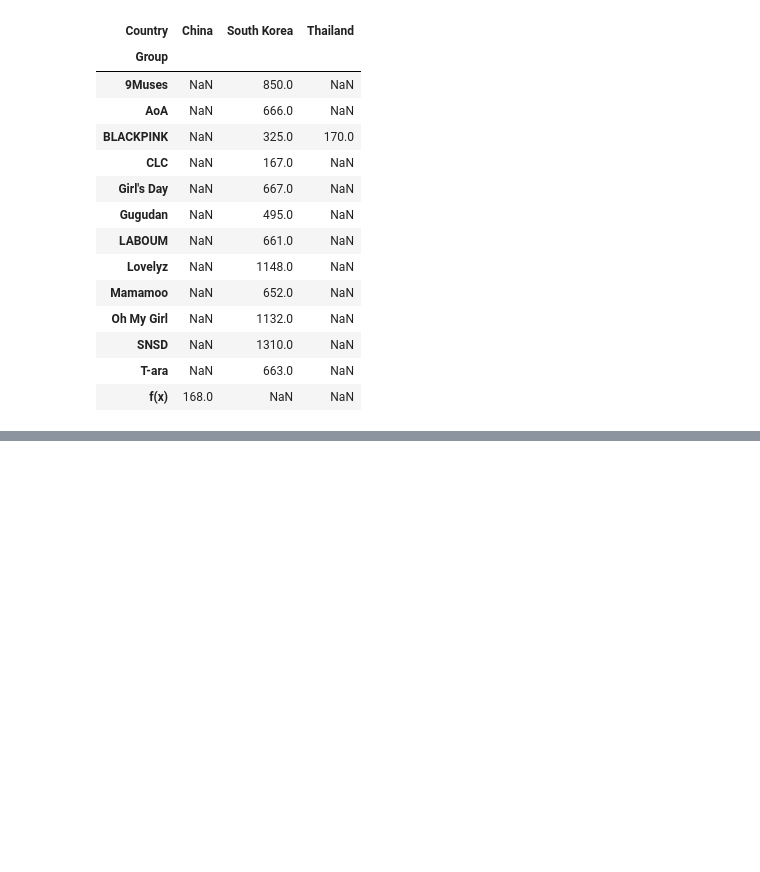
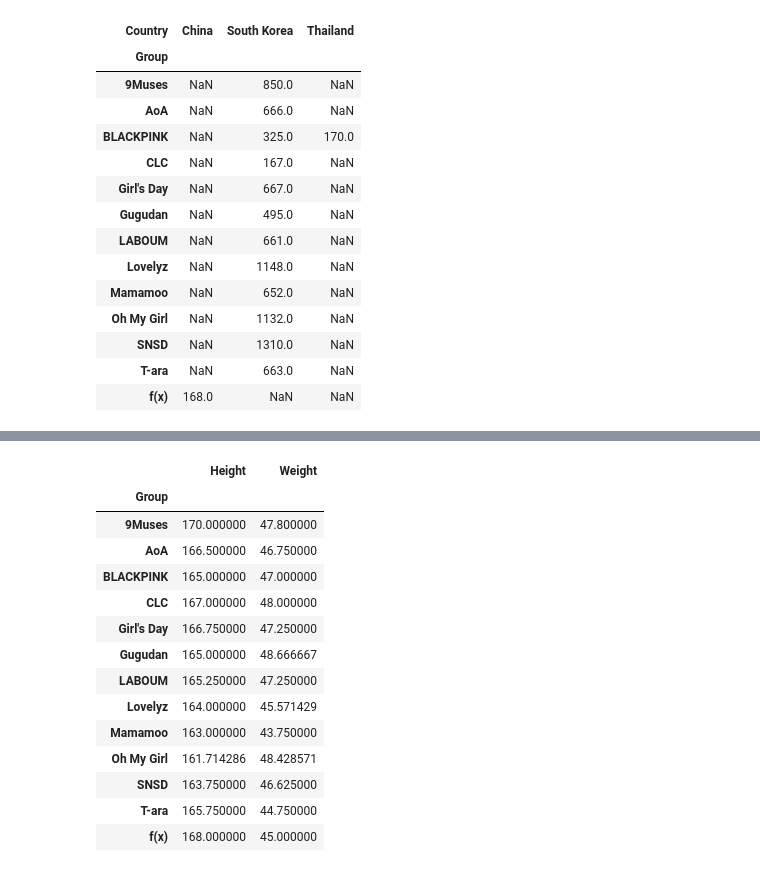
Before and after one commit to sleeptiger/Abc-project, a Jupyter notebook: pandas정리L.ipynb, the cells around one changed output, grey strips where cells are left out. Saved outputs shown, nothing was run; the diff lists cells and outputs as text; code cells hidden in the pictures; blank space fills up the shorter version.

```diff
--- a/pandas정리L.ipynb
+++ b/pandas정리L.ipynb
@@ -390,0 +427,18 @@ SyntaxError: ignored
+# %%
+df.groupby('Group').mean()
+# %% [output]
+|  | Height | Weight |
+| Group |  |  |
+| 9Muses | 170.000000 | 47.800000 |
+| AoA | 166.500000 | 46.750000 |
+| BLACKPINK | 165.000000 | 47.000000 |
+| CLC | 167.000000 | 48.000000 |
+| Girl's Day | 166.750000 | 47.250000 |
+| Gugudan | 165.000000 | 48.666667 |
+| LABOUM | 165.250000 | 47.250000 |
+| Lovelyz | 164.000000 | 45.571429 |
+| Mamamoo | 163.000000 | 43.750000 |
+| Oh My Girl | 161.714286 | 48.428571 |
+| SNSD | 163.750000 | 46.625000 |
+| T-ara | 165.750000 | 44.750000 |
+| f(x) | 168.000000 | 45.000000 |
```
Also changed, not shown: parts of 14 cells of this notebook.
